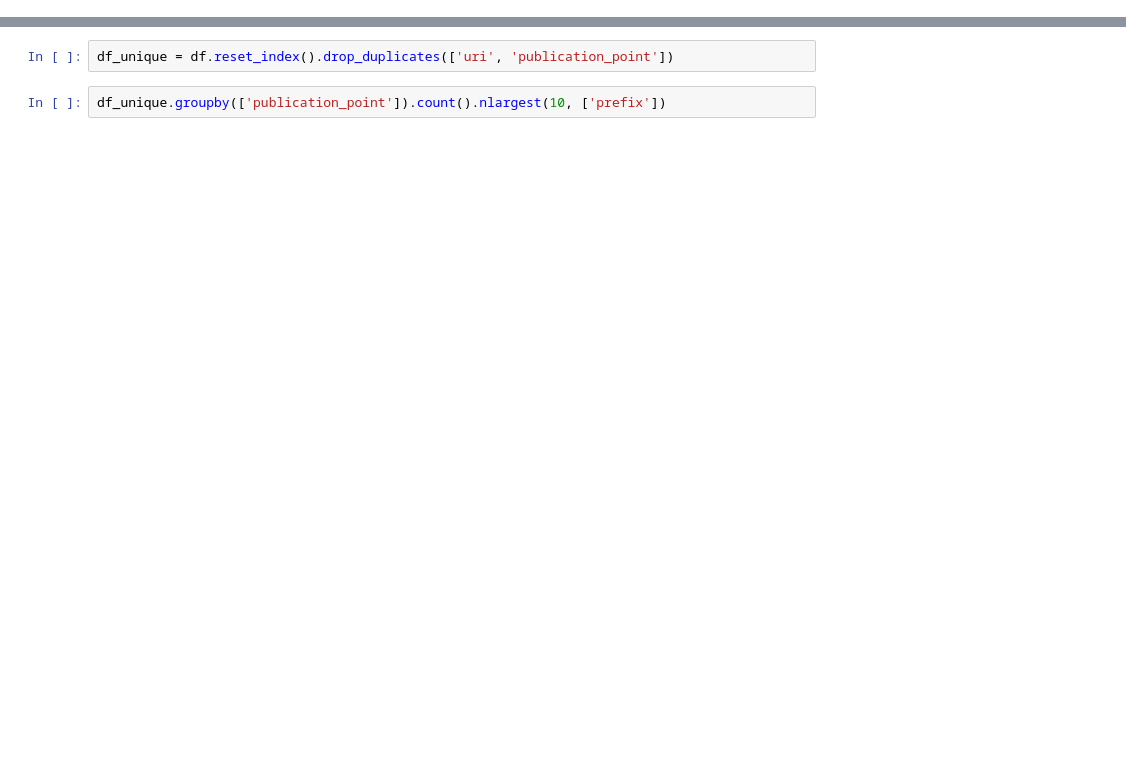
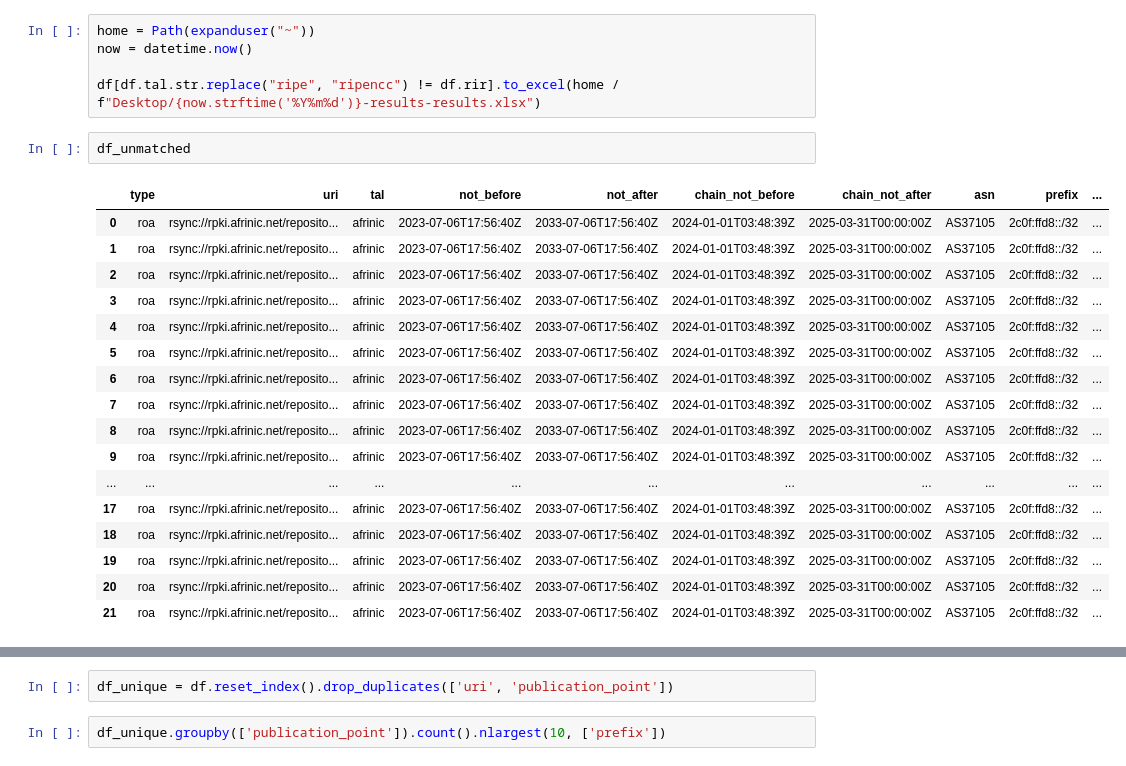
Before and after one commit to ties/rpki-analysis, a Jupyter notebook: workbooks/objects_per_ca_analysis.ipynb, the cells around one changed output, grey strips where cells are left out. Cells and saved outputs as stored; diff of their text form; blank space fills up the shorter version.

```diff
--- a/workbooks/objects_per_ca_analysis.ipynb
+++ b/workbooks/objects_per_ca_analysis.ipynb
@@ -33,0 +72,25 @@ Index(['uri', 'asn', 'prefix', 'max_length', 'not_before', 'not_after',
+# %%
+home = Path(expanduser("~"))
+now = datetime.now()
+
+df[df.tal.str.replace("ripe", "ripencc") != df.rir].to_excel(home / f"Desktop/{now.strftime('%Y%m%d')}-results-results.xlsx")
+# %%
+df_unmatched
+# %% [output]
+|  | type | uri | tal | not_before | not_after | chain_not_before | chain_not_after | asn | prefix | ... |
+| 0 | roa | rsync://rpki.afrinic.net/reposito... | afrinic | 2023-07-06T17:56:40Z | 2033-07-06T17:56:40Z | 2024-01-01T03:48:39Z | 2025-03-31T00:00:00Z | AS37105 | 2c0f:ffd8::/32 | ... |
+| 1 | roa | rsync://rpki.afrinic.net/reposito... | afrinic | 2023-07-06T17:56:40Z | 2033-07-06T17:56:40Z | 2024-01-01T03:48:39Z | 2025-03-31T00:00:00Z | AS37105 | 2c0f:ffd8::/32 | ... |
+| 2 | roa | rsync://rpki.afrinic.net/reposito... | afrinic | 2023-07-06T17:56:40Z | 2033-07-06T17:56:40Z | 2024-01-01T03:48:39Z | 2025-03-31T00:00:00Z | AS37105 | 2c0f:ffd8::/32 | ... |
+| 3 | roa | rsync://rpki.afrinic.net/reposito... | afrinic | 2023-07-06T17:56:40Z | 2033-07-06T17:56:40Z | 2024-01-01T03:48:39Z | 2025-03-31T00:00:00Z | AS37105 | 2c0f:ffd8::/32 | ... |
+| 4 | roa | rsync://rpki.afrinic.net/reposito... | afrinic | 2023-07-06T17:56:40Z | 2033-07-06T17:56:40Z | 2024-01-01T03:48:39Z | 2025-03-31T00:00:00Z | AS37105 | 2c0f:ffd8::/32 | ... |
+| 5 | roa | rsync://rpki.afrinic.net/reposito... | afrinic | 2023-07-06T17:56:40Z | 2033-07-06T17:56:40Z | 2024-01-01T03:48:39Z | 2025-03-31T00:00:00Z | AS37105 | 2c0f:ffd8::/32 | ... |
+| 6 | roa | rsync://rpki.afrinic.net/reposito... | afrinic | 2023-07-06T17:56:40Z | 2033-07-06T17:56:40Z | 2024-01-01T03:48:39Z | 2025-03-31T00:00:00Z | AS37105 | 2c0f:ffd8::/32 | ... |
+| 7 | roa | rsync://rpki.afrinic.net/reposito... | afrinic | 2023-07-06T17:56:40Z | 2033-07-06T17:56:40Z | 2024-01-01T03:48:39Z | 2025-03-31T00:00:00Z | AS37105 | 2c0f:ffd8::/32 | ... |
+| 8 | roa | rsync://rpki.afrinic.net/reposito... | afrinic | 2023-07-06T17:56:40Z | 2033-07-06T17:56:40Z | 2024-01-01T03:48:39Z | 2025-03-31T00:00:00Z | AS37105 | 2c0f:ffd8::/32 | ... |
+| 9 | roa | rsync://rpki.afrinic.net/reposito... | afrinic | 2023-07-06T17:56:40Z | 2033-07-06T17:56:40Z | 2024-01-01T03:48:39Z | 2025-03-31T00:00:00Z | AS37105 | 2c0f:ffd8::/32 | ... |
+| ... | ... | ... | ... | ... | ... | ... | ... | ... | ... | ... |
+| 17 | roa | rsync://rpki.afrinic.net/reposito... | afrinic | 2023-07-06T17:56:40Z | 2033-07-06T17:56:40Z | 2024-01-01T03:48:39Z | 2025-03-31T00:00:00Z | AS37105 | 2c0f:ffd8::/32 | ... |
+| 18 | roa | rsync://rpki.afrinic.net/reposito... | afrinic | 2023-07-06T17:56:40Z | 2033-07-06T17:56:40Z | 2024-01-01T03:48:39Z | 2025-03-31T00:00:00Z | AS37105 | 2c0f:ffd8::/32 | ... |
+| 19 | roa | rsync://rpki.afrinic.net/reposito... | afrinic | 2023-07-06T17:56:40Z | 2033-07-06T17:56:40Z | 2024-01-01T03:48:39Z | 2025-03-31T00:00:00Z | AS37105 | 2c0f:ffd8::/32 | ... |
+| 20 | roa | rsync://rpki.afrinic.net/reposito... | afrinic | 2023-07-06T17:56:40Z | 2033-07-06T17:56:40Z | 2024-01-01T03:48:39Z | 2025-03-31T00:00:00Z | AS37105 | 2c0f:ffd8::/32 | ... |
+| 21 | roa | rsync://rpki.afrinic.net/reposito... | afrinic | 2023-07-06T17:56:40Z | 2033-07-06T17:56:40Z | 2024-01-01T03:48:39Z | 2025-03-31T00:00:00Z | AS37105 | 2c0f:ffd8::/32 | ... |
```
Also changed, not shown: parts of 20 cells of this notebook, 6 other files.
